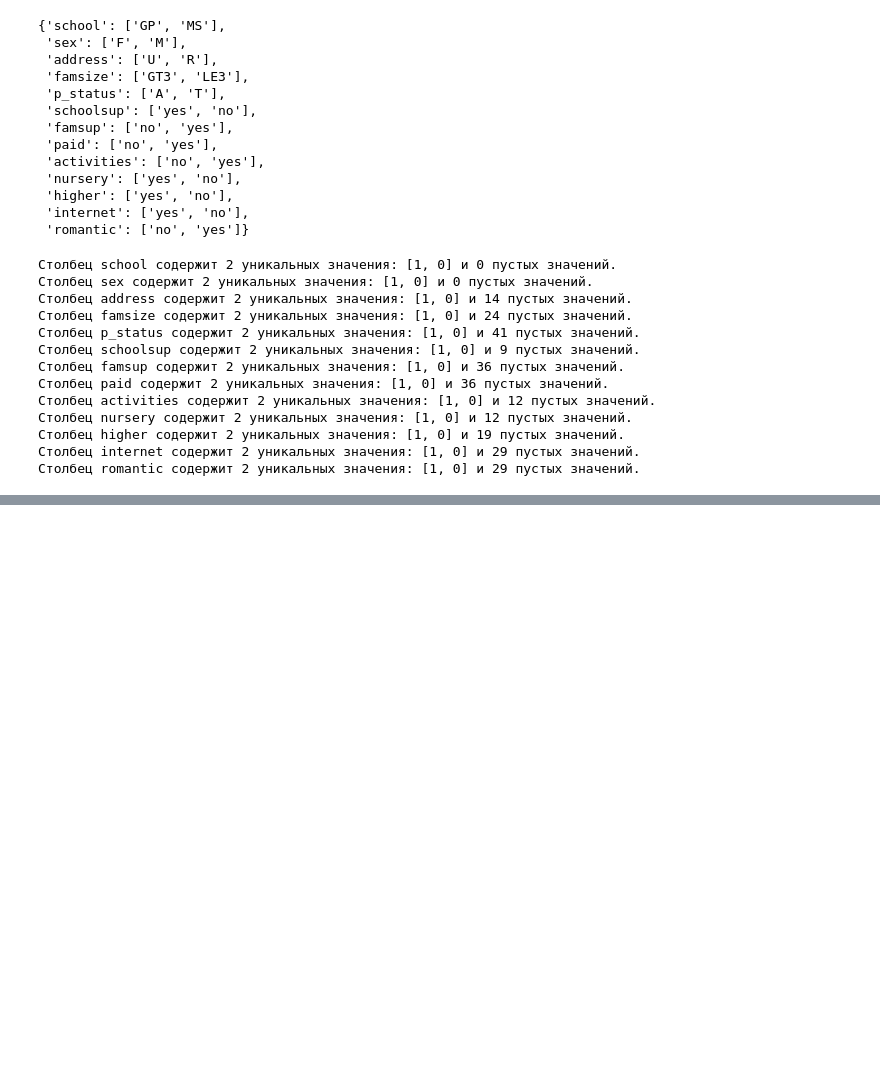
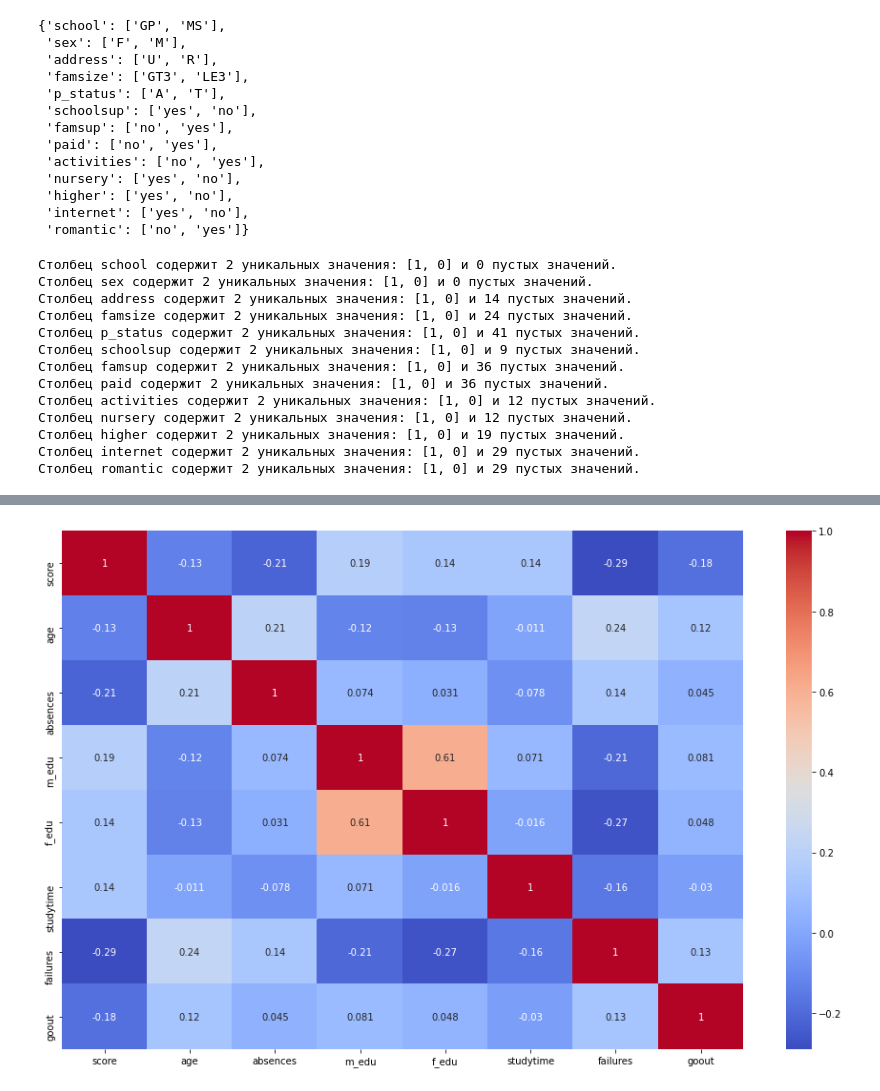
Before and after one commit to Zaslavsky-Dmitry/SkillFactory, a Jupyter notebook: module_2/module_2.ipynb, the cells around one changed output, grey strips where cells are left out. Saved outputs shown, nothing was run; the diff lists cells and outputs as text; code cells hidden in the pictures; blank space fills up the shorter version.

```diff
--- a/module_2/module_2.ipynb
+++ b/module_2/module_2.ipynb
@@ -790,0 +945,5 @@ for col in bin_cols:
+# %%
+# Создаем итоговый датасет:
+
+data_for_model = data.loc[:, ['score', 'age', 'absences', 'address', 'schoolsup',
+                              'm_edu', 'f_edu', 'm_job', 'f_job', 'studytime', 'failures', 'goout']]
@@ -790,0 +966,8 @@ for col in bin_cols:
+# %%
+# Построим тепловую карту матрицы корреляций:
+
+plt.figure(figsize=(16, 10))
+
+ax = sns.heatmap(data_for_model.corr(), annot=True, cmap='coolwarm')
+# %% [output]
+[figure, added]
```
Also changed, not shown: parts of 51 cells of this notebook, 1 other file.
